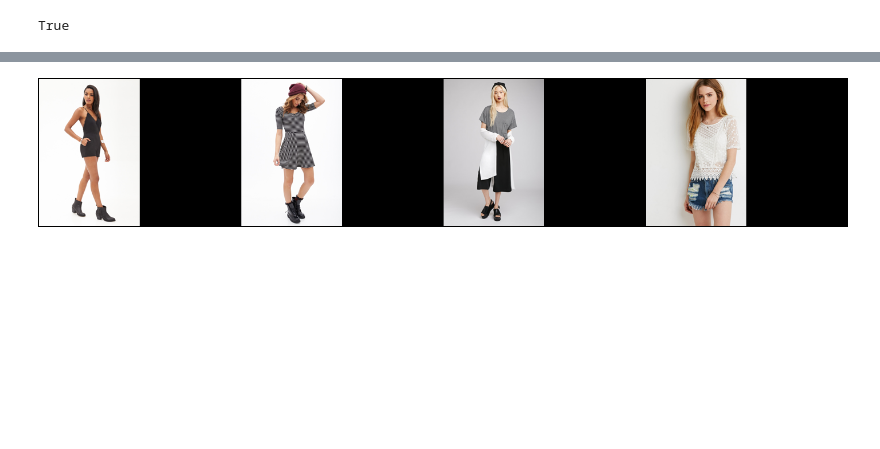
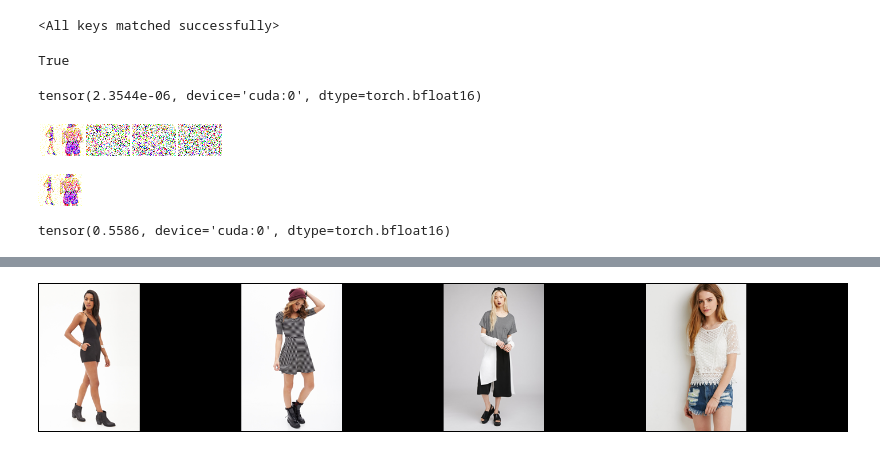
Before and after one commit to Person-Ad/Ad-Image-Generation, a Jupyter notebook: src/finetuning_scripts/train_unet_f16_cond_as_channel.ipynb, the cells around one changed output, grey strips where cells are left out. Drawn from its saved outputs; the diff is of its cells as text; code cells hidden in the pictures; blank space fills up the shorter version.

```diff
--- a/src/finetuning_scripts/train_unet_f16_cond_as_channel.ipynb
+++ b/src/finetuning_scripts/train_unet_f16_cond_as_channel.ipynb
@@ -86,7 +86,8 @@ def _get_prompt_embeddings():
 
 def get_mask(image_size):
         """ generate grey mask with white for src_img and black for tar_img """
-        black_ = torch.full((image_size), 0, dtype=dtype).to(device)
+        black_ = torch.full((
+                             ), 0, dtype=dtype).to(device)
         white_ = torch.full(image_size, 1, dtype=dtype).to(device)
 
         return torch.cat([white_, black_], dim=1)
@@ -96,9 +97,12 @@ def get_mask(image_size):
 # ====================== load models ======================
 model_id = "SG161222/Realistic_Vision_V6.0_B1_noVAE"
 
-scheduler = PNDMScheduler.from_pretrained(model_id, subfolder="scheduler")
-vae = AutoencoderKL.from_pretrained(model_id, subfolder="vae", torch_dtype=dtype).to(device)
-unet = UNet2DConditionModel.from_pretrained(model_id, subfolder="unet", torch_dtype=dtype).to(device)
-net = ZeroConvNet(unet, in_channels=13, out_channels=4).type(dtype).to(device)
+# scheduler = PNDMScheduler.from_pretrained(model_id, subfolder="scheduler")
+vae_link = "https://huggingface.co/stabilityai/sd-vae-ft-mse-original/vae-ft-mse-840000-ema-pruned.ckpt"
+vae = AutoencoderKL.from_
+
+single_file(vae_link, torch_dtype=dtype).to(device)
+# unet = UNet2DConditionModel.from_pretrained(model_id, subfolder="unet", torch_dtype=dtype).to(device)
+# net = ZeroConvNet(unet, in_channels=13, out_channels=4).type(dtype).to(device)
 # %% [output]
 the device used cuda
@@ -113,5 +123,7 @@ Defaulting to unsafe serialization. Pass `allow_pickle=False` to raise an error
 # %%
-# checkpoint['model']
+net.load_state_dict(checkpoint['model'])
+# %% [output]
+<All keys matched successfully>
 # %%
 from pathlib import Path
 DATA_PATH = Path("../datasets/fashion", absolute=True)
@@ -161,3 +173,33 @@ with torch.no_grad():
     src_tar_latents = vae.encode(src_tar).latent_dist.sample() * 0.18215
 
     st_pose_latents = vae.encode(st_pose).latent_dist.sample() * 0.18215
+# %%
+noise = torch.randn_like(src_tar_latents, device=device, dtype=dtype)
+timesteps = torch.randint(0, scheduler.config.num_train_timesteps, (batch_size,), device=device, ).long()
+noisy_latents_in = scheduler.add_noise(src_tar_latents, noise, timesteps)
+noisy_latents = torch.cat([noisy_latents_in, src_mask_latents, mask, st_pose_latents], dim=1).type(dtype)
+
+
+with torch.no_grad():
+    noise_pred = net(noisy_latents, timesteps, encoder_hidden_states=embeddings).sample
+step_output = scheduler.step(noise_pred[0], timesteps[0], noisy_latents_in[0])
+# %%
+loss_fn(step_output.prev_sample, noisy_latents_in[0])
+# %% [output]
+tensor(2.3544e-06, device='cuda:0', dtype=torch.bfloat16)
+# %%
+show_images(noisy_latents_in.detach().type(torch.float32))
+# %% [output]
+[figure, added]
+# %%
+noise = torch.randn_like(src_tar_latents, device=device, dtype=dtype)
+timesteps = torch.randint(0, scheduler.config.num_train_timesteps, (batch_size,), device=device, ).long()
+noisy_latents_in = scheduler.add_noise(src_tar_latents, noise, timesteps)
+noisy_latents = torch.cat([noisy_latents_in, src_mask_latents, mask, st_pose_latents], dim=1).type(dtype)
+
+
+with torch.no_grad():
+    noise_pred = net(noisy_latents, timesteps, encoder_hidden_states=embeddings).sample
+step_output = scheduler.step(noise_pred[0], timesteps[0], noisy_latents_in[0])
+# %% [output]
+[figure, added]
@@ -163,0 +215,4 @@ with torch.no_grad():
+# %%
+loss_fn(noise_pred, noise)
+# %% [output]
+tensor(0.5586, device='cuda:0', dtype=torch.bfloat16)
```
Also changed, not shown: parts of 18 cells of this notebook, 1 other file.
